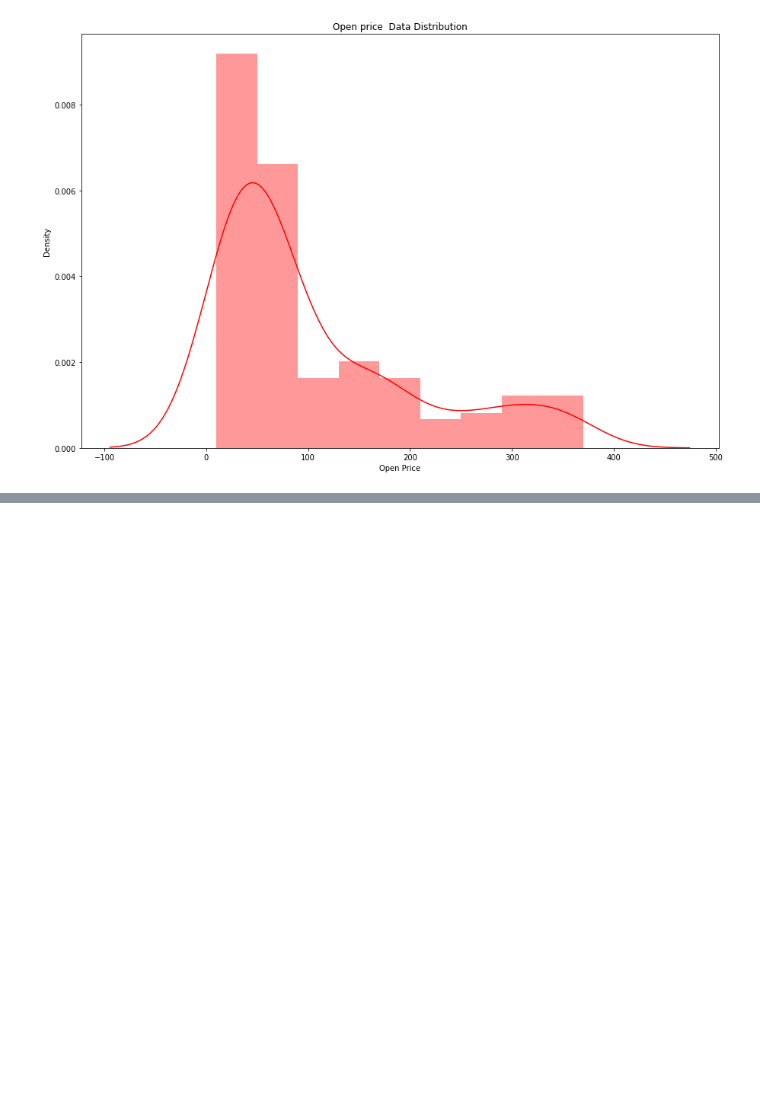
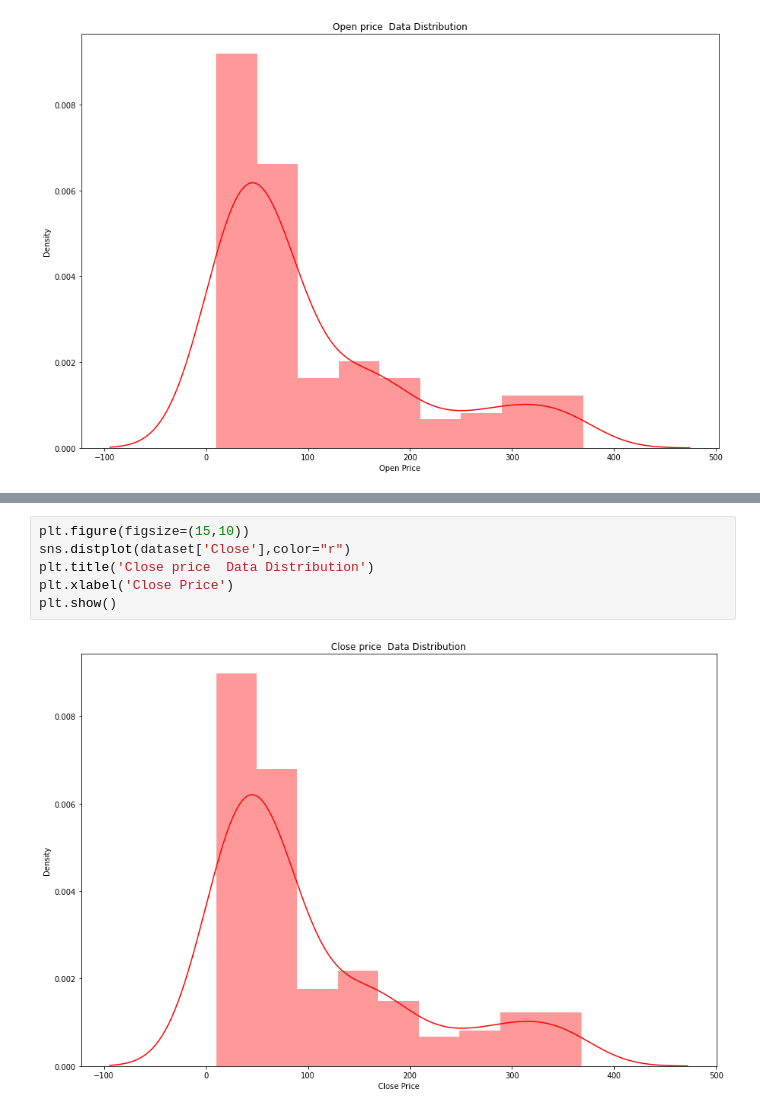
Before and after one commit to vikas6169/yes-bank-stock-price-prediction, a Jupyter notebook: Copy_of_Yes_bank(vikas)ipyn.ipynb, the cells around one changed output, grey strips where cells are left out. Cells and saved outputs as stored; diff of their text form; blank space fills up the shorter version.

```diff
--- a/Copy_of_Yes_bank(vikas)ipyn.ipynb
+++ b/Copy_of_Yes_bank(vikas)ipyn.ipynb
@@ -249,0 +258,8 @@ plt.show()
+# %%
+plt.figure(figsize=(15,10))
+sns.distplot(dataset['Close'],color="r")
+plt.title('Close price  Data Distribution')
+plt.xlabel('Close Price')
+plt.show()
+# %% [output]
+[figure, added]
```
Also changed, not shown: parts of 2 cells of this notebook.
